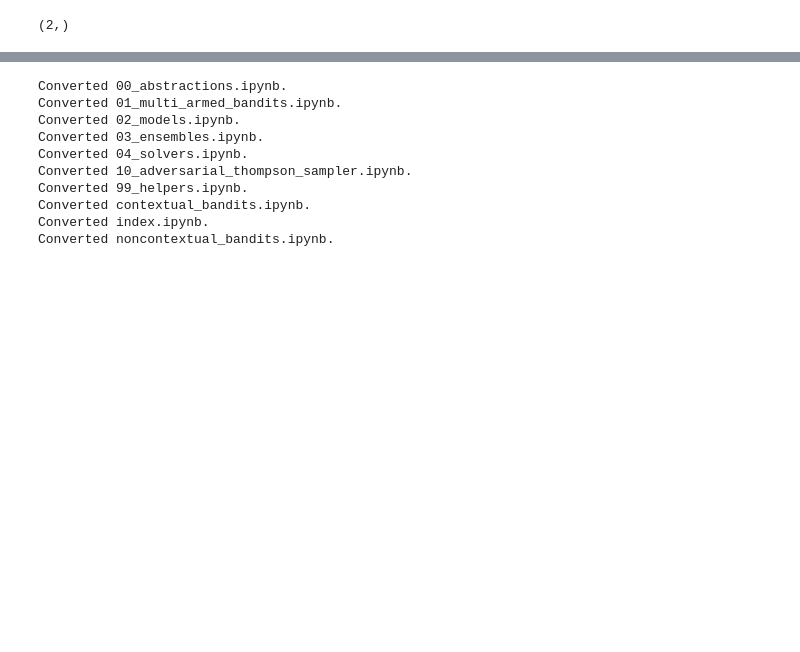
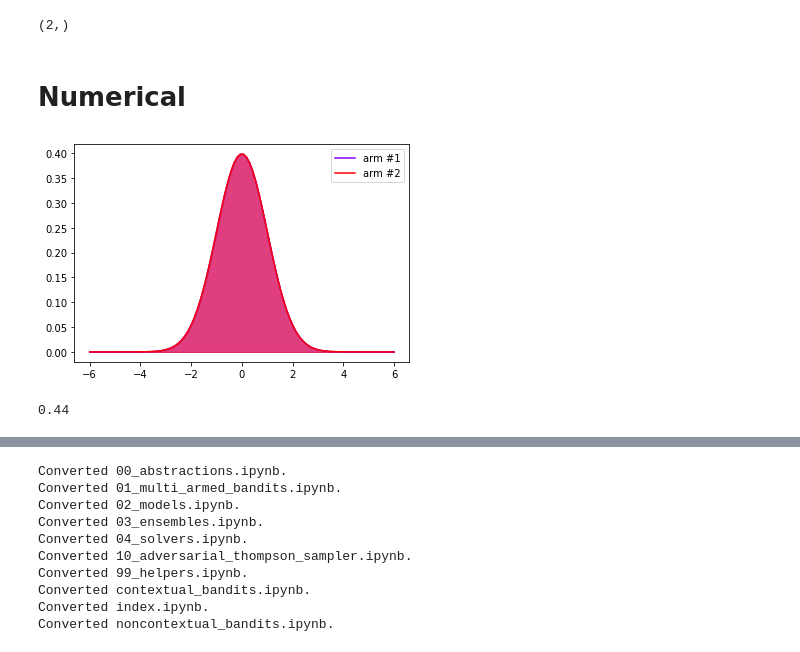
Before and after one commit to wooohoooo/thompson_sampling, a Jupyter notebook: 04_solvers.ipynb, the cells around one changed output, grey strips where cells are left out. Saved outputs shown, nothing was run; the diff lists cells and outputs as text; code cells hidden in the pictures; blank space fills up the shorter version.

```diff
--- a/04_solvers.ipynb
+++ b/04_solvers.ipynb
@@ -360,3 +360,5 @@ context.shape
 (2,)
 # %%
 lts2.update(0,context,np.atleast_1d(1))
+# %% [markdown]
+# Numerical
@@ -362,0 +465,10 @@ lts2.update(0,context,np.atleast_1d(1))
+# %%
+gb = GaussianBandit(2)
+# %%
+gb.plot_params()
+# %% [output]
+[figure, added]
+# %%
+np.mean([gb.choose_arm() for x in range(100)])
+# %% [output]
+0.44
```
Also changed, not shown: parts of 26 cells of this notebook, 4 other files.
